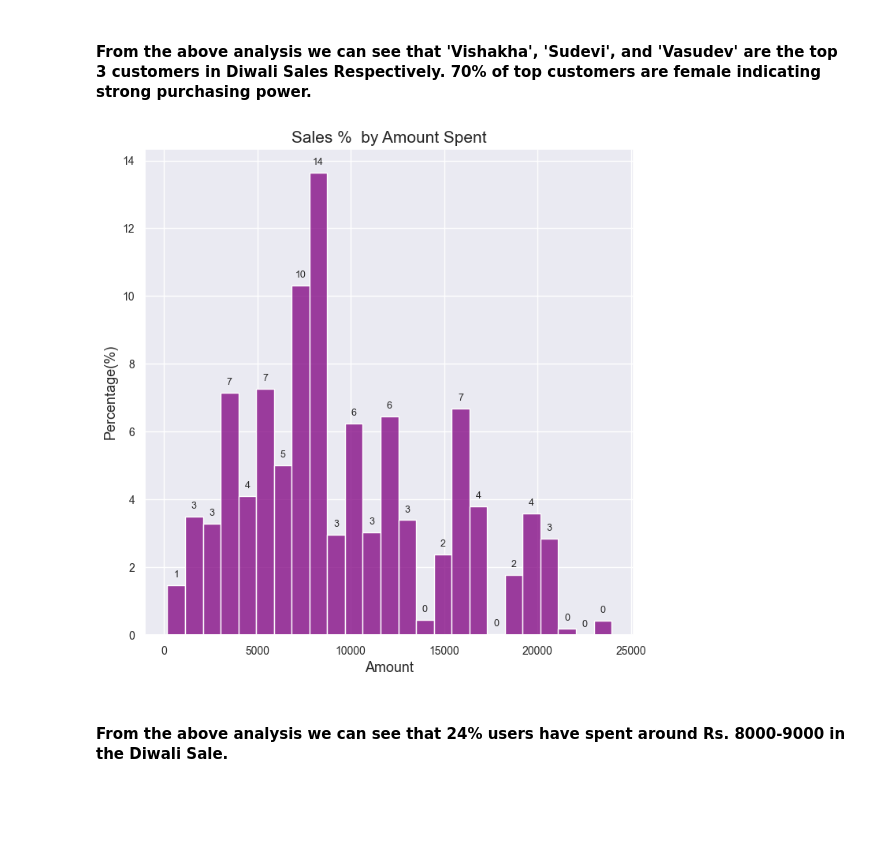
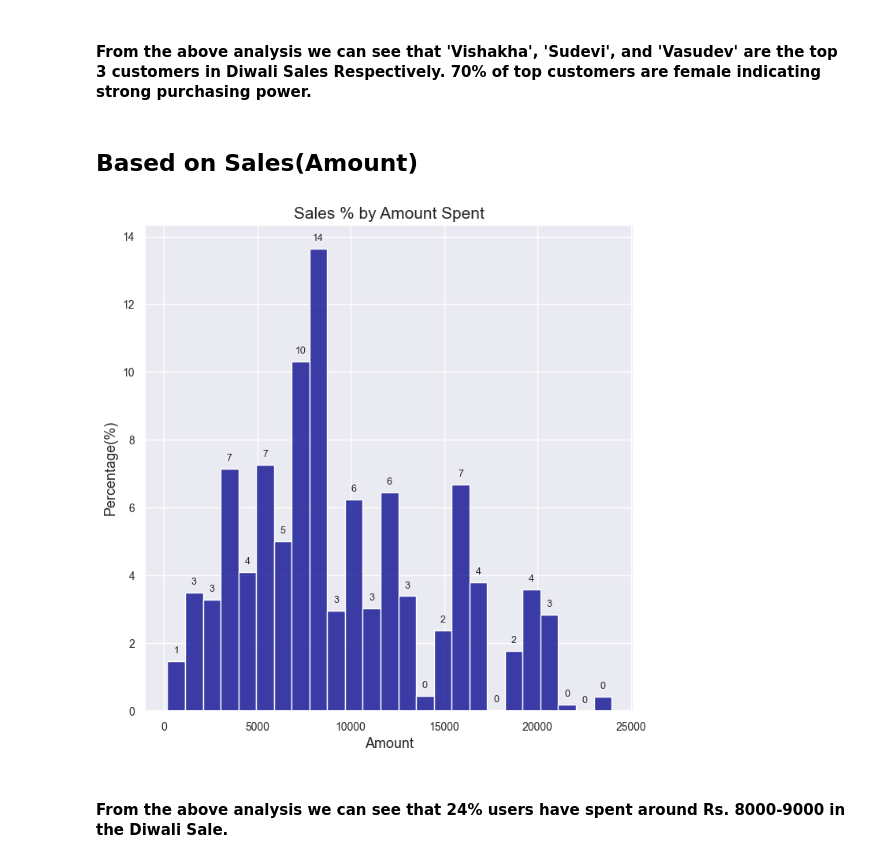
Before and after one commit to RichaSinghhh/Diwali-Sales-Analysis, a Jupyter notebook: Diwali Sales.ipynb, the cells around one changed output. Cells and saved outputs as stored; diff of their text form; code cells hidden in the pictures; blank space fills up the shorter version.

```diff
--- a/Diwali Sales.ipynb
+++ b/Diwali Sales.ipynb
@@ -750,8 +640,3 @@ plt.show()
 [figure]
 # %% [markdown]
 #### **From above analysis we can see that customers from IT (14%),Healthcare(13%),Aviation(12%)and Banking(10%)accounted for 48% of the total sales.**
-# %%
-sales_state = df.groupby(['Occupation'], as_index=False)['Amount'].sum().sort_values(by='Amount',ascending = False)
-
-sns.set(rc={'figure.figsize':(20,5)})
-sns.barplot(data = sales_state , x= 'Occupation',y='Amount')
@@ -765,5 +644,0 @@ sns.barplot(data = sales_state , x= 'Occupation',y='Amount')
-# %%
-ax = sns.countplot(data=df, x = 'Product_Category', hue = 'Product_Category')
-sns.set(rc={'figure.figsize':(20,5)})
-for bars in ax.containers:
-    ax.bar_label(bars)
@@ -772,5 +644,0 @@ for bars in ax.containers:
-# %%
-sales_state = df.groupby(['Product_Category'], as_index=False)['Amount'].sum().sort_values(by='Amount',ascending = False).head(10)
-
-sns.set(rc={'figure.figsize':(30,5)})
-sns.barplot(data = sales_state , x= 'Product_Category',y='Amount')
@@ -782,5 +644,0 @@ sns.barplot(data = sales_state , x= 'Product_Category',y='Amount')
-# %%
-sales_state = df.groupby(['Product_ID'], as_index=False)['Orders'].sum().sort_values(by='Orders',ascending = False).head(10)
-
-sns.set(rc={'figure.figsize':(30,5)})
-sns.barplot(data = sales_state , x= 'Product_ID',y='Orders')
@@ -1018,23 +876,25 @@ plt.show()
 # %% [markdown]
 #### **From the above analysis we can see that 'Vishakha', 'Sudevi', and 'Vasudev' are the top 3 customers in Diwali Sales Respectively. 70% of top customers are female indicating strong purchasing power.**
+# %% [markdown]
+## **Based on Sales(Amount)**
 # %%
 # Percentage of Sales by Amount Spent
 
-plt.figure(figsize = (8,8))
+plt.figure(figsize=(8, 8))
 
-ax = sns.histplot(data = df['Amount'],bins = 25,color ='purple',stat = 'percent')
-ax.bar_label(ax.containers[0], fmt = '{:,.0f}', fontsize = 9, label_type= 'edge', padding = 5)
-ax.yaxis.set_major_formatter(ticker.StrMethodFormatter("{x:,.0f}"))
+ax = sns.histplot(data=df['Amount'], bins=25, color='darkblue', stat='percent')
+ax.bar_label(ax.containers[0], fmt='{:.0f}', fontsize=9, label_type='edge', padding=5)
+ax.yaxis.set_major_formatter(ticker.StrMethodFormatter("{x:.0f}"))
 
-plt.xticks(fontsize = 10)
-plt.yticks(fontsize = 10)
-plt.xlabel('Amount', fontsize = 13)
-plt.ylabel('Percentage(%)', fontsize = 13)
-plt.title('Sales %  by Amount Spent', fontsize = 15)
+plt.xticks(fontsize=10)
+plt.yticks(fontsize=10)
+plt.xlabel('Amount', fontsize=13)
+plt.ylabel('Percentage(%)', fontsize=13)
+plt.title('Sales % by Amount Spent', fontsize=15)
 
 plt.show()
 # %% [output]
-[figure, old version]
+[figure, new version]
 # %% [markdown]
 #### **From the above analysis we can see that 24% users have spent around Rs. 8000-9000 in the Diwali Sale.**
 # %% [markdown]
```
Also changed, not shown: parts of 75 cells of this notebook.
